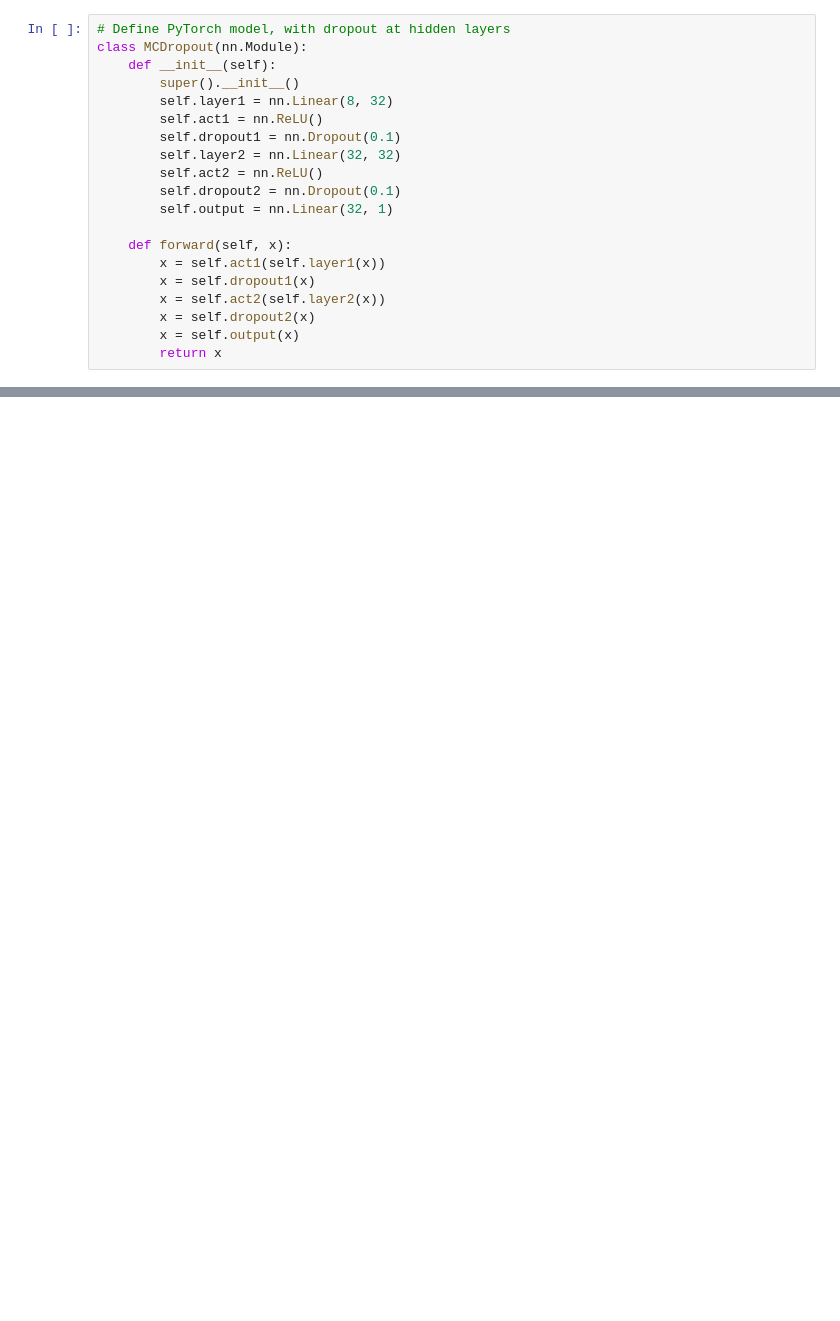
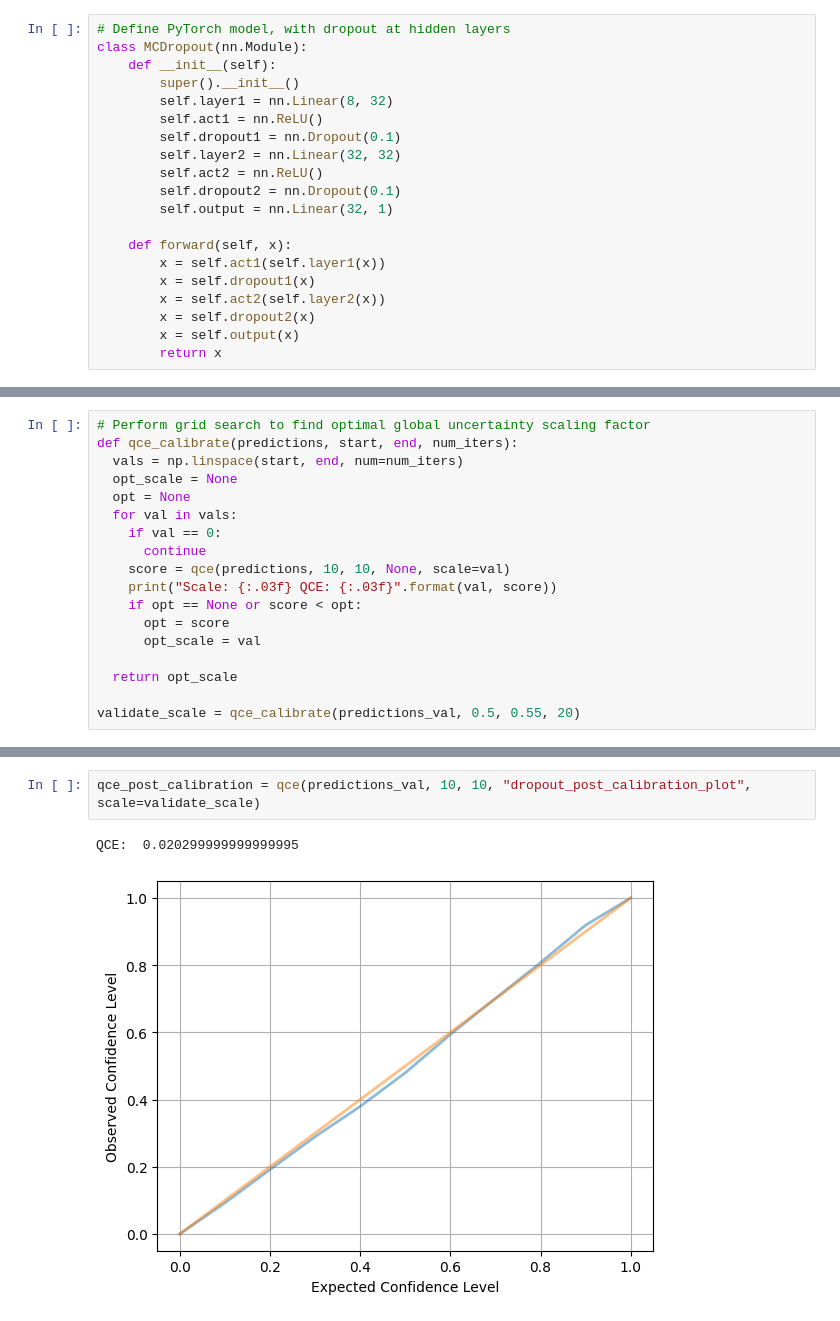
Before and after one commit to skguda/CS57300-Final-Project, a Jupyter notebook: dropout.ipynb, the cells around one changed output, grey strips where cells are left out. Saved outputs shown, nothing was run; the diff lists cells and outputs as text; blank space fills up the shorter version.

```diff
--- a/dropout.ipynb
+++ b/dropout.ipynb
@@ -247,0 +234,18 @@ qce(predictions_gp, 10, 10, "gp_calibration_plot")
+# %%
+# Perform grid search to find optimal global uncertainty scaling factor
+def qce_calibrate(predictions, start, end, num_iters):
+  vals = np.linspace(start, end, num=num_iters)
+  opt_scale = None
+  opt = None
+  for val in vals:
+    if val == 0:
+      continue
+    score = qce(predictions, 10, 10, None, scale=val)
+    print("Scale: {:.03f} QCE: {:.03f}".format(val, score))
+    if opt == None or score < opt:
+      opt = score
+      opt_scale = val
+
+  return opt_scale
+
+validate_scale = qce_calibrate(predictions_val, 0.5, 0.55, 20)
@@ -247,0 +273,5 @@ qce(predictions_gp, 10, 10, "gp_calibration_plot")
+# %%
+qce_post_calibration = qce(predictions_val, 10, 10, "dropout_post_calibration_plot", scale=validate_scale)
+# %% [output]
+QCE:  0.020299999999999995
+[figure, added]
```
Also changed, not shown: parts of 14 cells of this notebook, 3 other files.
